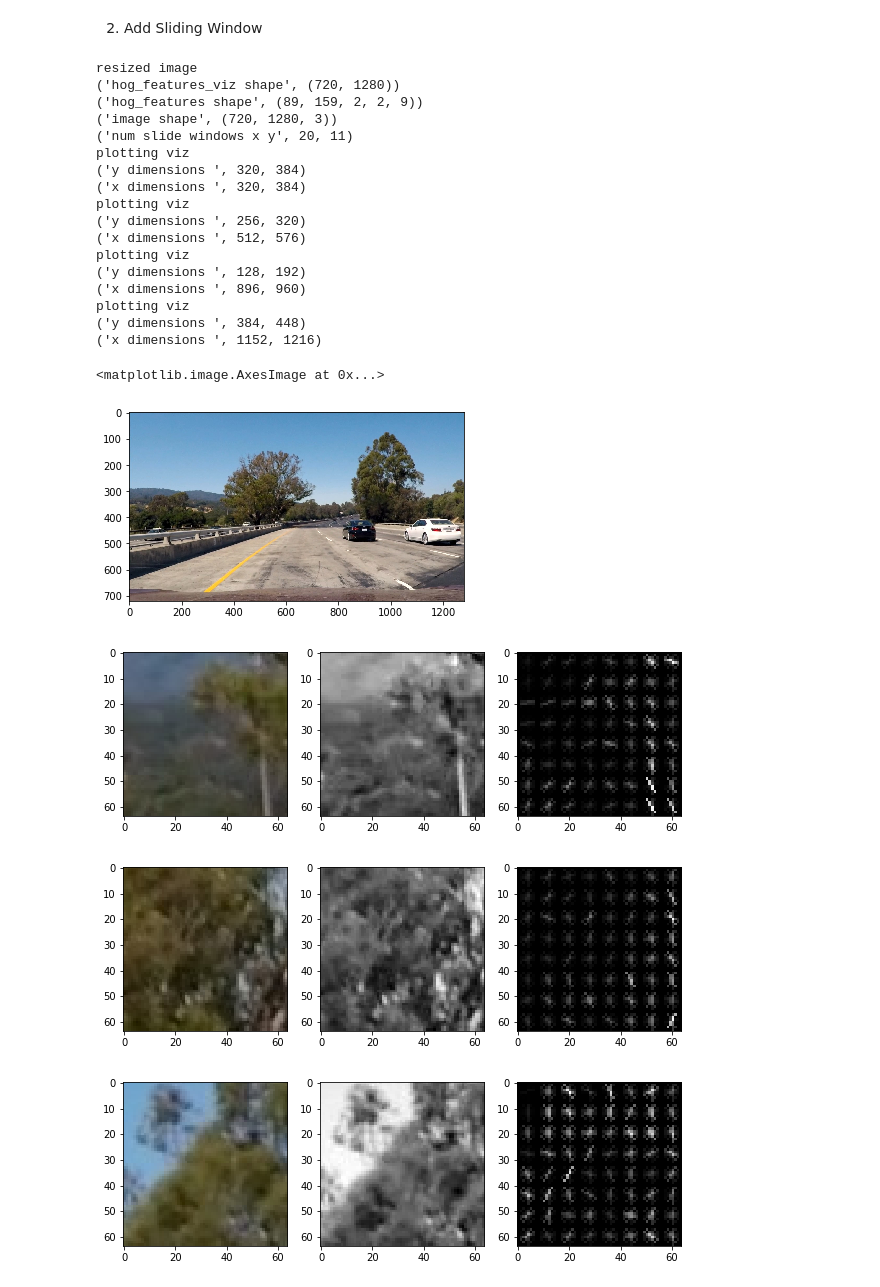
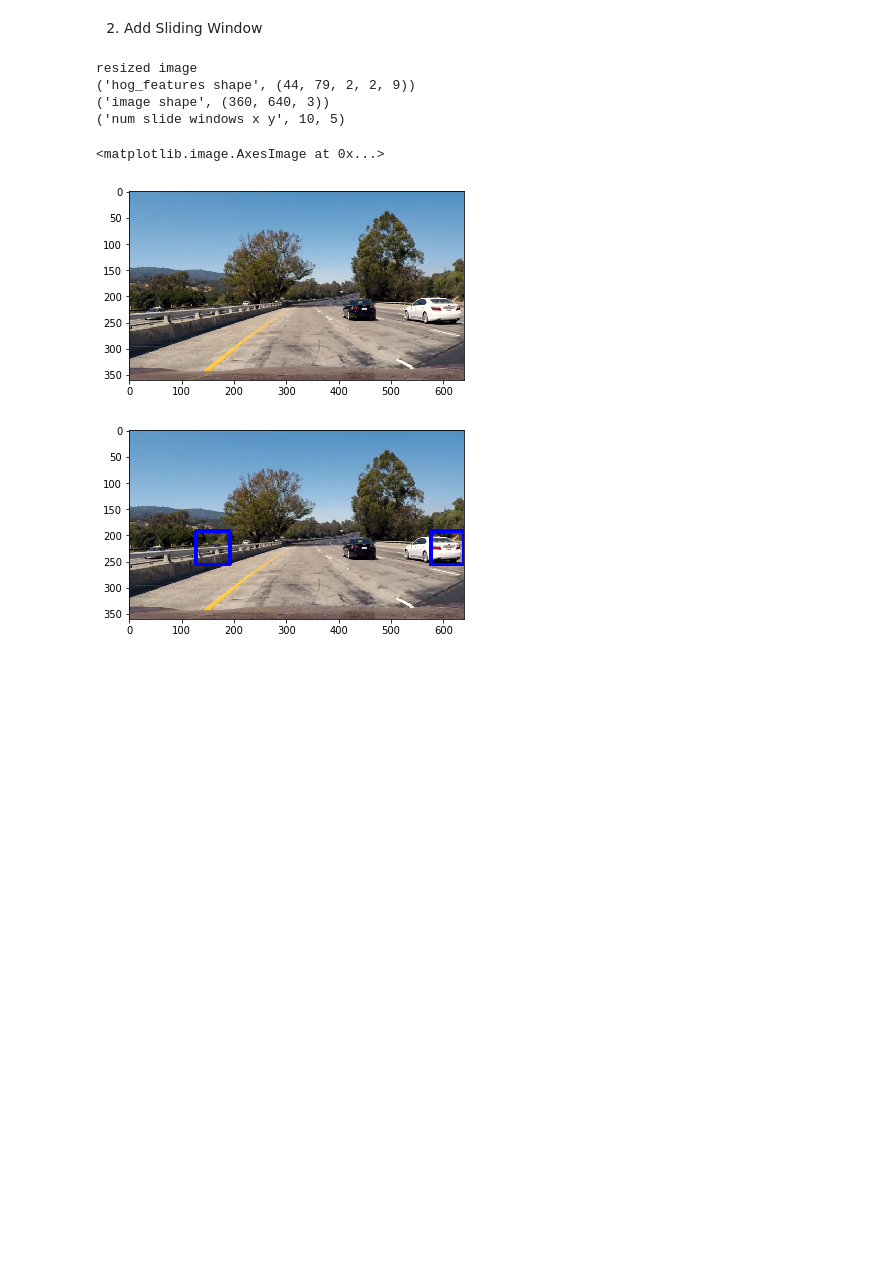
Before and after one commit to david-woo-instacart/kitt-playlabs, a Jupyter notebook: udacity/CarND-Vehicle-Detection-master/CarND-Vehicle-Detection-Project.ipynb, the cells around one changed output. Drawn from its saved outputs; the diff is of its cells as text; code cells hidden in the pictures; blank space fills up the shorter version.

```diff
--- a/udacity/CarND-Vehicle-Detection-master/CarND-Vehicle-Detection-Project.ipynb
+++ b/udacity/CarND-Vehicle-Detection-master/CarND-Vehicle-Detection-Project.ipynb
@@ -201,9 +209,12 @@ bog_params = {'orient' : 9,
 'cell_per_block' : 2,
 'vis':False}
 
+hog_channel = 'ALL'
+#hog_channel = 0
+
 # 3. Generate list of features for car vs non car
-car_features= get_features(car_files,'hog',bog_params,num_samples)
-non_car_features= get_features(noncar_files,'hog',bog_params,num_samples)
+car_features= get_features(car_files,'hog',bog_params,hog_channel,num_samples)
+non_car_features= get_features(noncar_files,'hog',bog_params,hog_channel,num_samples)
 # %% [output]
 ('num car pictures ', 8792)
 ('num car pictures ', 8968)
@@ -391,14 +404,24 @@ def find_cars(img,search_win_size,search_win_overlap,hog_params,y_start_stop=[No
     img = img
 
     #4. Get hog features for entire image. Call get_features. cells per block need to be proportional to window
-    hog_features = get_hog_features(gray,**hog_params)
+    if hog_channel == 'ALL':
+        hog_features = []
+        for channel in range(img_filter.shape[2]):
+            hog_features.append(get_hog_features(img_filter[:,:,channel],
+                                        feature_params['orient'], feature_params['pix_per_cell'],
+                                        feature_params['cell_per_block'], vis=False, feature_vec=False))
+        #hog_features = np.ravel(hog_features)
+        print("hog_features shape",hog_features[0].shape )
+    else:
+        hog_features = get_hog_features(gray,**hog_params)
+        print("hog_features shape",hog_features.shape )
 
     if hog_params['vis']:
         hog_features_viz = hog_features[1]
         hog_features = hog_features[0]
         print("hog_features_viz shape",hog_features_viz.shape )
 
-    print("hog_features shape",hog_features.shape )
+    #print("hog_features shape",hog_features.shape )
     print("image shape",img.shape )
 
     #5. Slide sliding window across the image
@@ -443,7 +466,13 @@ def find_cars(img,search_win_size,search_win_overlap,hog_params,y_start_stop=[No
             win_block_y_end_pos = win_block_y_start_pos + y_window_length_num_blocks
 
             # C. Sample hog features
-            win_hog_features = hog_features[win_block_y_start_pos:win_block_y_end_pos ,win_block_x_start_pos:win_block_x_end_pos,:,:,:].ravel()
+            if hog_channel == 'ALL':
+                win_hog_features = []
+                for channel_feature in hog_features:
+                    win_hog_features.append(channel_feature[win_block_y_start_pos:win_block_y_end_pos ,win_block_x_start_pos:win_block_x_end_pos,:,:,:])
+                win_hog_features = np.ravel(win_hog_features)
+            else:
+                win_hog_features = hog_features[win_block_y_start_pos:win_block_y_end_pos ,win_block_x_start_pos:win_block_x_end_pos,:,:,:].ravel()
 
             if win_hog_features.size < 1712:
                     continue
@@ -496,52 +525,37 @@ dir_name = '/Users/davidwoo/Documents/Projects/kitt-playlabs/udacity/CarND-Vehic
 file_name = 'test1.jpg'
 
 hog_params = {'orient' : 9,
 'pix_per_cell' : 8,
 'cell_per_block' : 2,
-'vis':True,
+'vis':False,
 'feature_vec': False}
 
 search_win_size = 64
 search_win_overlap = 0.5
 
 img = mpimg.imread(dir_name + file_name)
 
 x_start_stop=[None, None]
 y_start_stop=[None, None]
 
 # use this as a hack to increase sliding window
-img_scale = 1
+img_scale = 0.5
 
 img = cv2.resize(img,(int(img.shape[1]*img_scale),int(img.shape[0]*img_scale)))
 print("resized image")
 plt.imshow(img)
 
 windows = find_cars(img,search_win_size, search_win_overlap, hog_params,
                        x_start_stop, y_start_stop)
 
 fig2 = plt.figure()
 window_img = draw_boxes(img, windows, color=(0, 0, 255), thick=6)
 plt.imshow(window_img)
 # %% [output]
 resized image
-('hog_features_viz shape', (720, 1280))
-('hog_features shape', (89, 159, 2, 2, 9))
-('image shape', (720, 1280, 3))
-('num slide windows x y', 20, 11)
-plotting viz
-('y dimensions ', 320, 384)
-('x dimensions ', 320, 384)
-plotting viz
-('y dimensions ', 256, 320)
-('x dimensions ', 512, 576)
-plotting viz
-('y dimensions ', 128, 192)
-('x dimensions ', 896, 960)
-plotting viz
-('y dimensions ', 384, 448)
-('x dimensions ', 1152, 1216)
+('hog_features shape', (44, 79, 2, 2, 9))
+('image shape', (360, 640, 3))
+('num slide windows x y', 10, 5)
 <matplotlib.image.AxesImage at 0x...>
-[figure, old version]
+[figure, new version]
-[figure, old version]
+[figure, new version]
-[figure, removed]
-[figure, removed]
```
Also changed, not shown: parts of 6 cells of this notebook.
